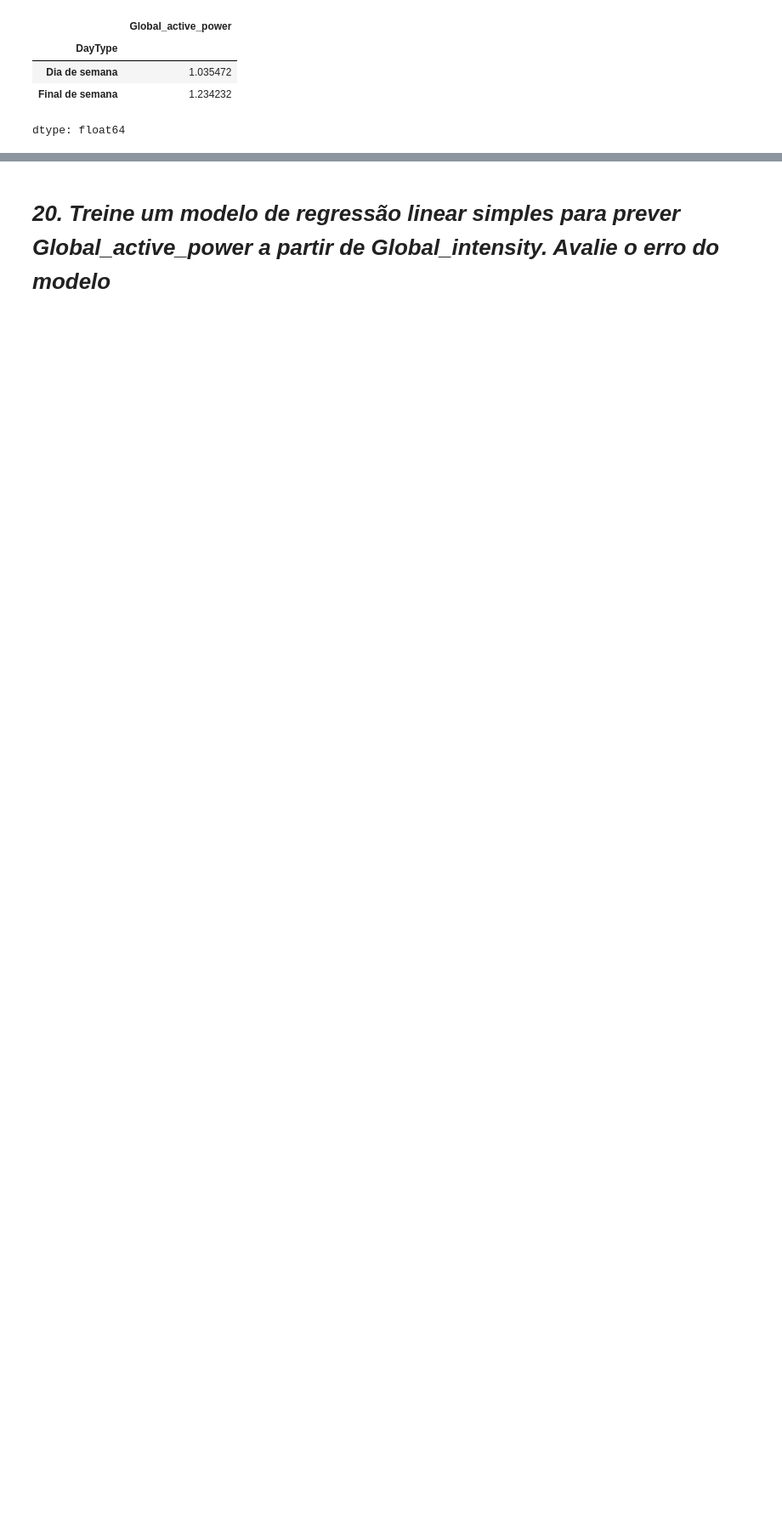
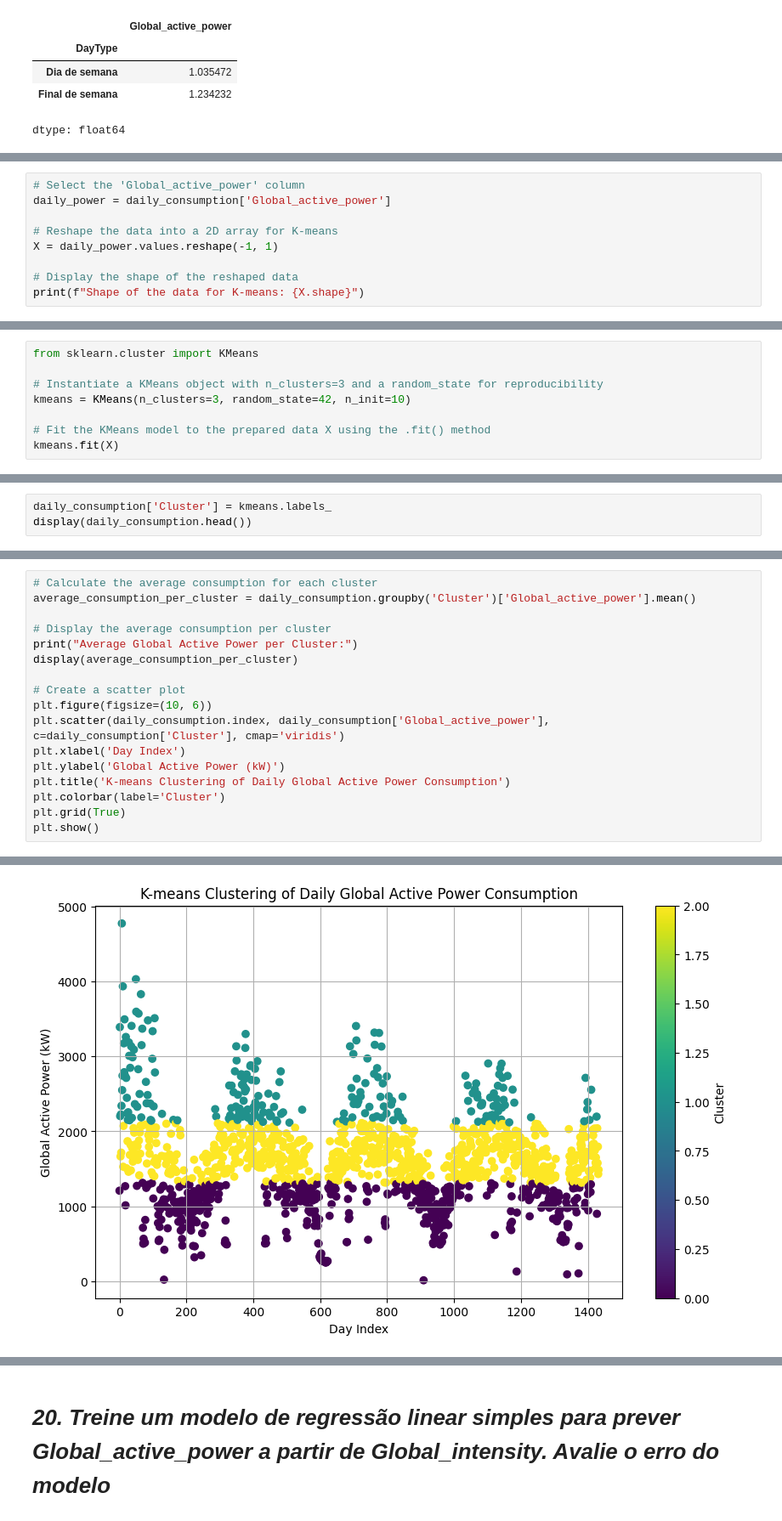
Before and after one commit to gabrwell/analise_de_dados, a Jupyter notebook: CP01_SERS.ipynb, the cells around one changed output, grey strips where cells are left out. Shown at 85% size. Cells and saved outputs as stored; diff of their text form; blank space fills up the shorter version.

```diff
--- a/CP01_SERS.ipynb
+++ b/CP01_SERS.ipynb
@@ -273,0 +271,9 @@ display(daily_consumption.head())
+# %%
+# Select the 'Global_active_power' column
+daily_power = daily_consumption['Global_active_power']
+
+# Reshape the data into a 2D array for K-means
+X = daily_power.values.reshape(-1, 1)
+
+# Display the shape of the reshaped data
+print(f"Shape of the data for K-means: {X.shape}")
@@ -273,0 +282,8 @@ display(daily_consumption.head())
+# %%
+from sklearn.cluster import KMeans
+
+# Instantiate a KMeans object with n_clusters=3 and a random_state for reproducibility
+kmeans = KMeans(n_clusters=3, random_state=42, n_init=10)
+
+# Fit the KMeans model to the prepared data X using the .fit() method
+kmeans.fit(X)
@@ -273,0 +292,3 @@ display(daily_consumption.head())
+# %%
+daily_consumption['Cluster'] = kmeans.labels_
+display(daily_consumption.head())
@@ -273,0 +302,18 @@ display(daily_consumption.head())
+# %%
+# Calculate the average consumption for each cluster
+average_consumption_per_cluster = daily_consumption.groupby('Cluster')['Global_active_power'].mean()
+
+# Display the average consumption per cluster
+print("Average Global Active Power per Cluster:")
+display(average_consumption_per_cluster)
+
+# Create a scatter plot
+plt.figure(figsize=(10, 6))
+plt.scatter(daily_consumption.index, daily_consumption['Global_active_power'], c=daily_consumption['Cluster'], cmap='viridis')
+plt.xlabel('Day Index')
+plt.ylabel('Global Active Power (kW)')
+plt.title('K-means Clustering of Daily Global Active Power Consumption')
+plt.colorbar(label='Cluster')
+plt.grid(True)
+plt.show()
+# %% [output]
@@ -274 +327,2 @@ display(daily_consumption.head())
+[figure, added]
 # %% [markdown]
```
Also changed, not shown: parts of 27 cells of this notebook.
